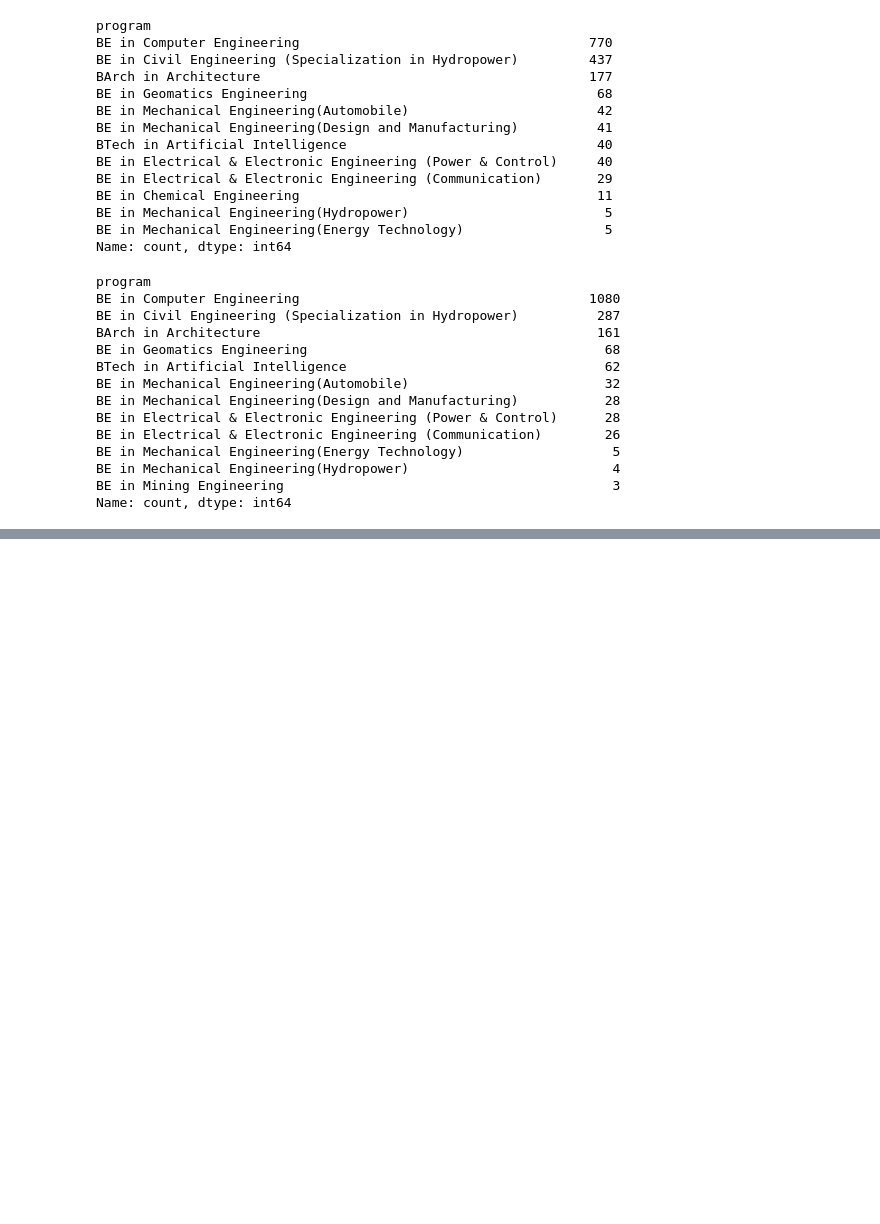
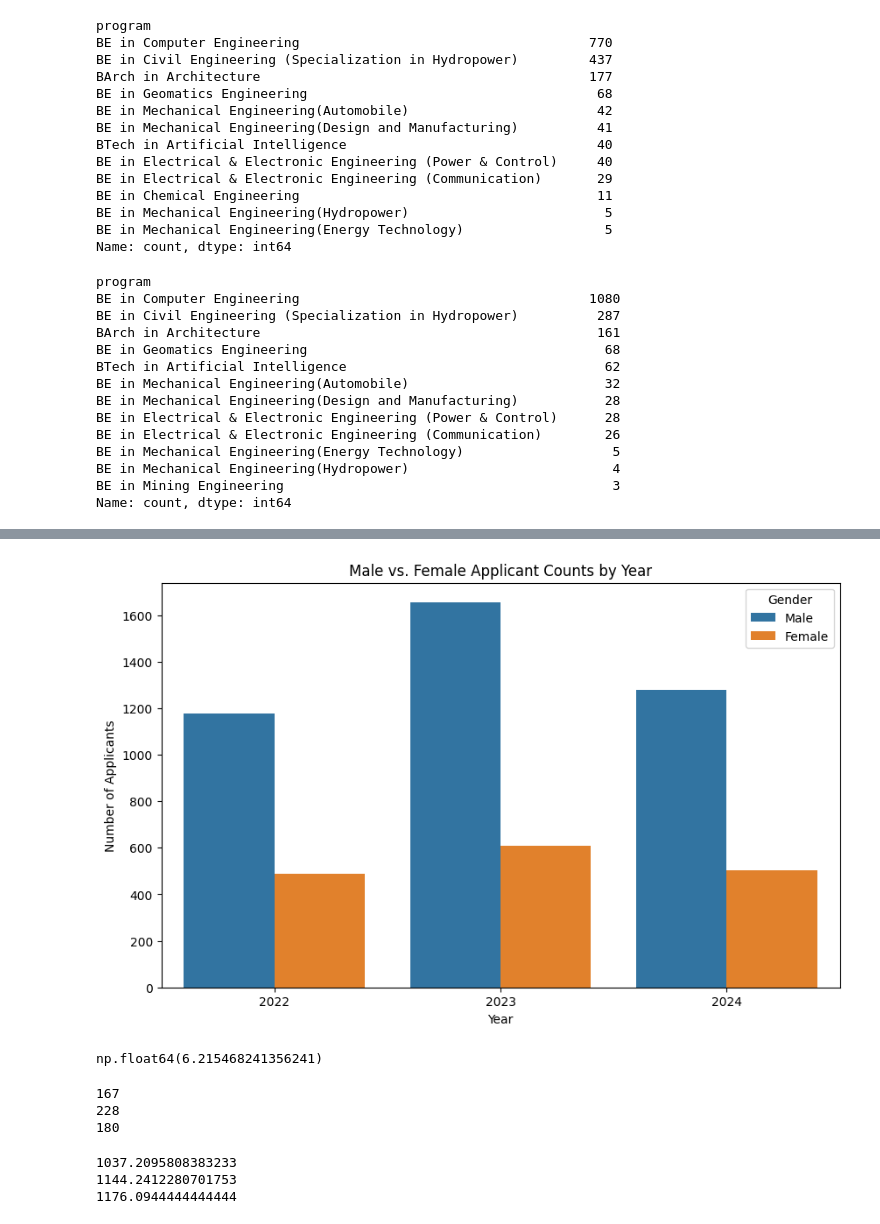
Before and after one commit to atrociousdinner/EDA_on_KUCBT_score, a Jupyter notebook: kucbt_eda.ipynb, the cells around one changed output, grey strips where cells are left out. Drawn from its saved outputs; the diff is of its cells as text; code cells hidden in the pictures; blank space fills up the shorter version.

```diff
--- a/kucbt_eda.ipynb
+++ b/kucbt_eda.ipynb
@@ -24,0 +35,3 @@ df_2023
+# %%
+df_2023['year'] = 2023
+df_2023['program'].value_counts()
@@ -24,0 +54,3 @@ df_2023
+# %%
+df_2024['year'] = 2024
+df_2024
@@ -82,2 +122,0 @@ df_2023.loc[
-# %%
-df_2023.loc[df_2023['program'] == 'BTech in Arficial Intelligence', 'program'] = 'BTech in Artificial Intelligence'
@@ -129,0 +181,15 @@ df_2024
+# %%
+male_popn = [(df_2022['gender']=='m').sum(), (df_2023['gender']=='m').sum(), (df_2024['gender']=='m').sum()]
+female_popn = [(df_2022['gender']=='f').sum(), (df_2023['gender']=='f').sum(), (df_2024['gender']=='f').sum()]
+
+chi_data = pd.DataFrame({
+    'Male': male_popn,
+    'Female': female_popn
+}, index = ['2022', '2023', '2024'])
+
+chi2, p, dof, expected = chi2_contingency(chi_data)
+print(f"Chi-squared statistic: {chi2}")
+print(f"p-value: {p}")
+print(f"Degrees of freedom: {dof}")
+print("Expected counts:")
+print(expected)
@@ -129,0 +204,13 @@ df_2024
+# %%
+df_long = chi_data.reset_index().melt(id_vars='index', var_name='Gender', value_name='Count')
+df_long.rename(columns={'index': 'Year'}, inplace=True)
+
+plt.figure(figsize=(10, 6))
+sns.barplot(data=df_long, x='Year', y='Count', hue = 'Gender')
+
+plt.title('Male vs. Female Applicant Counts by Year')
+plt.xlabel('Year')
+plt.ylabel('Number of Applicants')
+plt.show()
+# %% [output]
+[figure, added]
@@ -129,0 +219,10 @@ df_2024
+# %%
+gender_ratio_2022 = gender_proportion_2022.iloc[0]/gender_proportion_2022.iloc[1]
+gender_ratio_2023 = gender_proportion_2023.iloc[0]/gender_proportion_2023.iloc[1]
+gender_ratio_2024 = gender_proportion_2024.iloc[0]/gender_proportion_2024.iloc[1]
+
+gender_ratio = np.array([gender_ratio_2022, gender_ratio_2023, gender_ratio_2024])
+cv1 = np.std(gender_ratio, ddof = 1) / np.mean(gender_ratio)
+cv1*100
+# %% [output]
+np.float64(6.215468241356241)
@@ -129,0 +234,16 @@ df_2024
+# %%
+q90_2022 = df_2022[df_2022['kucbt_score'] >= df_2022['kucbt_score'].quantile(0.90)]
+q90_2023 = df_2023[df_2023['kucbt_score'] >= df_2023['kucbt_score'].quantile(0.90)]
+q90_2024 = df_2024[df_2024['kucbt_score'] >= df_2024['kucbt_score'].quantile(0.90)]
+
+q90_list = [
+    q90_2022,
+    q90_2023,
+    q90_2024]
+
+for record in q90_list:
+    print(len(record))
+# %% [output]
+167
+228
+180
@@ -129,0 +257,7 @@ df_2024
+# %%
+for score in q90_avg_score:
+    print(score)
+# %% [output]
+1037.2095808383233
+1144.2412280701753
+1176.0944444444444
```
Also changed, not shown: parts of 62 cells of this notebook, 2 other files.
